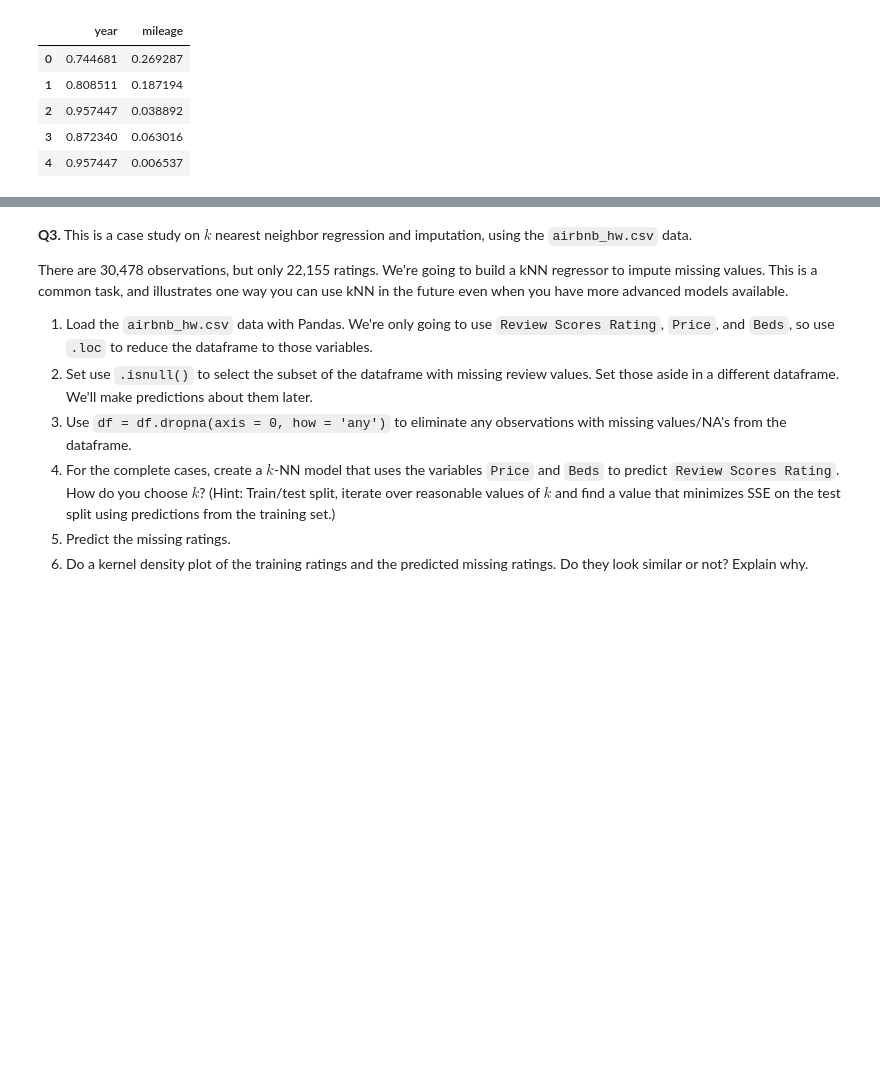
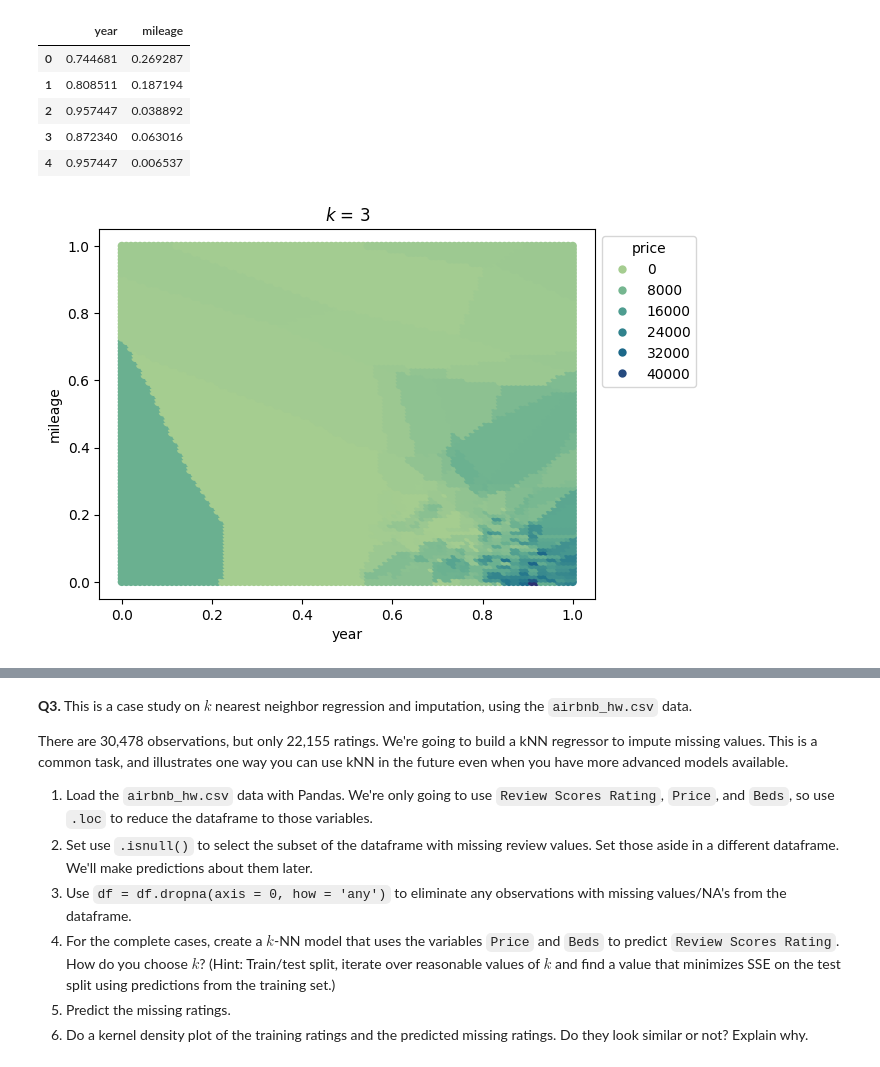
Before and after one commit to eaa3ug/knn_assignment, a Jupyter notebook: assignment_knn.ipynb, the cells around one changed output, grey strips where cells are left out. Saved outputs shown, nothing was run; the diff lists cells and outputs as text; code cells hidden in the pictures; blank space fills up the shorter version.

```diff
--- a/assignment_knn.ipynb
+++ b/assignment_knn.ipynb
@@ -88,6 +88,7 @@ X.head()
 | 4 | 0.957447 | 0.006537 |
 # %%
 y = df_cars['price']
+X = df_cars[['year','mileage']]
 
 from sklearn.model_selection import train_test_split
 X_train, X_test, y_train, y_test = train_test_split(X,y, # Feature and target variables
@@ -102,6 +103,32 @@ def knn_reg(x_hat,df_cars,K):
     y_hat = np.mean(y_star)
     return {'y_hat':y_hat, 'y_star':y_star, 'neighbors':neighbors}
 # %%
-x_hat = np.array((.4,.22)) # Example prediction case
-knn = knn_reg(x_hat, df_cars, 3) # Call our function
-print(knn)
+from sklearn.neighbors import KNeighborsRegressor
+# %%
+def statics(k=3,data=df_cars):
+    y = df_cars['price']
+    X = df_cars.loc[:,['year','mileage']]
+    # Normalize:
+    X = X.apply(maxmin)
+    model = KNeighborsRegressor(n_neighbors=k)
+    fitted_model = model.fit(X,y)
+    N_x = 100
+    N_y = 100
+    total = N_x*N_y
+    grid_x = np.linspace(0,1,N_x)
+    grid_y = np.linspace(0,1,N_y)
+    xs, ys = np.meshgrid(grid_x,grid_y)
+    X = xs.reshape(total)
+    Y = ys.reshape(total)
+    x_hat = pd.DataFrame({'year':X,'mileage':Y})
+    y_hat = fitted_model.predict(x_hat)
+    x_hat['price'] = y_hat
+    # Create seaborn plot:
+    this_plot = sns.scatterplot(data=x_hat,x='year',y='mileage',
+                                hue='price',palette='crest',linewidth=0)
+    this_plot.set_title(f"$k$ = {k}")
+    sns.move_legend(this_plot, "upper left", bbox_to_anchor=(1, 1))
+# %%
+statics(k=3)
+# %% [output]
+[figure, added]
```
Also changed, not shown: parts of 5 cells of this notebook.
